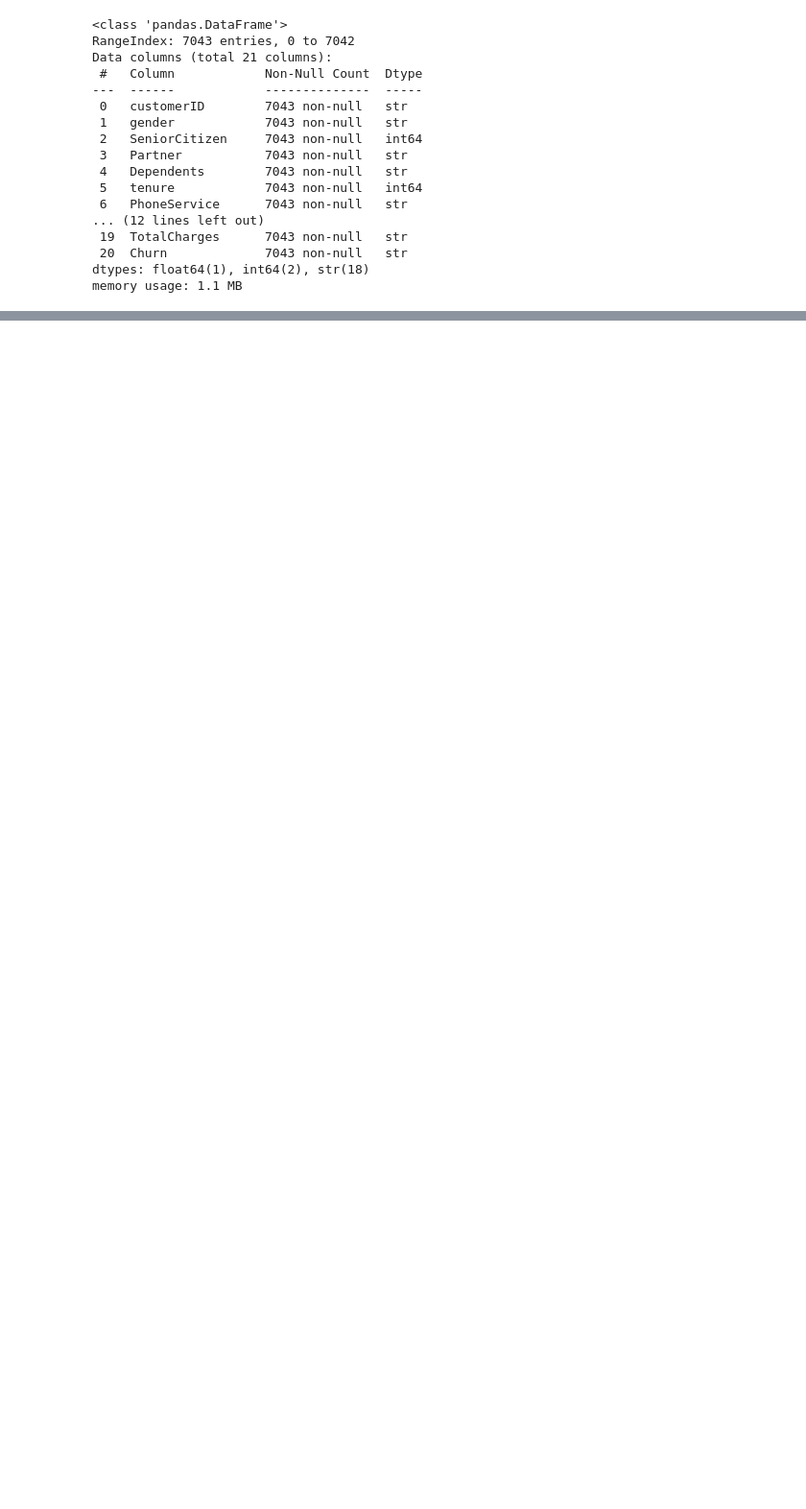
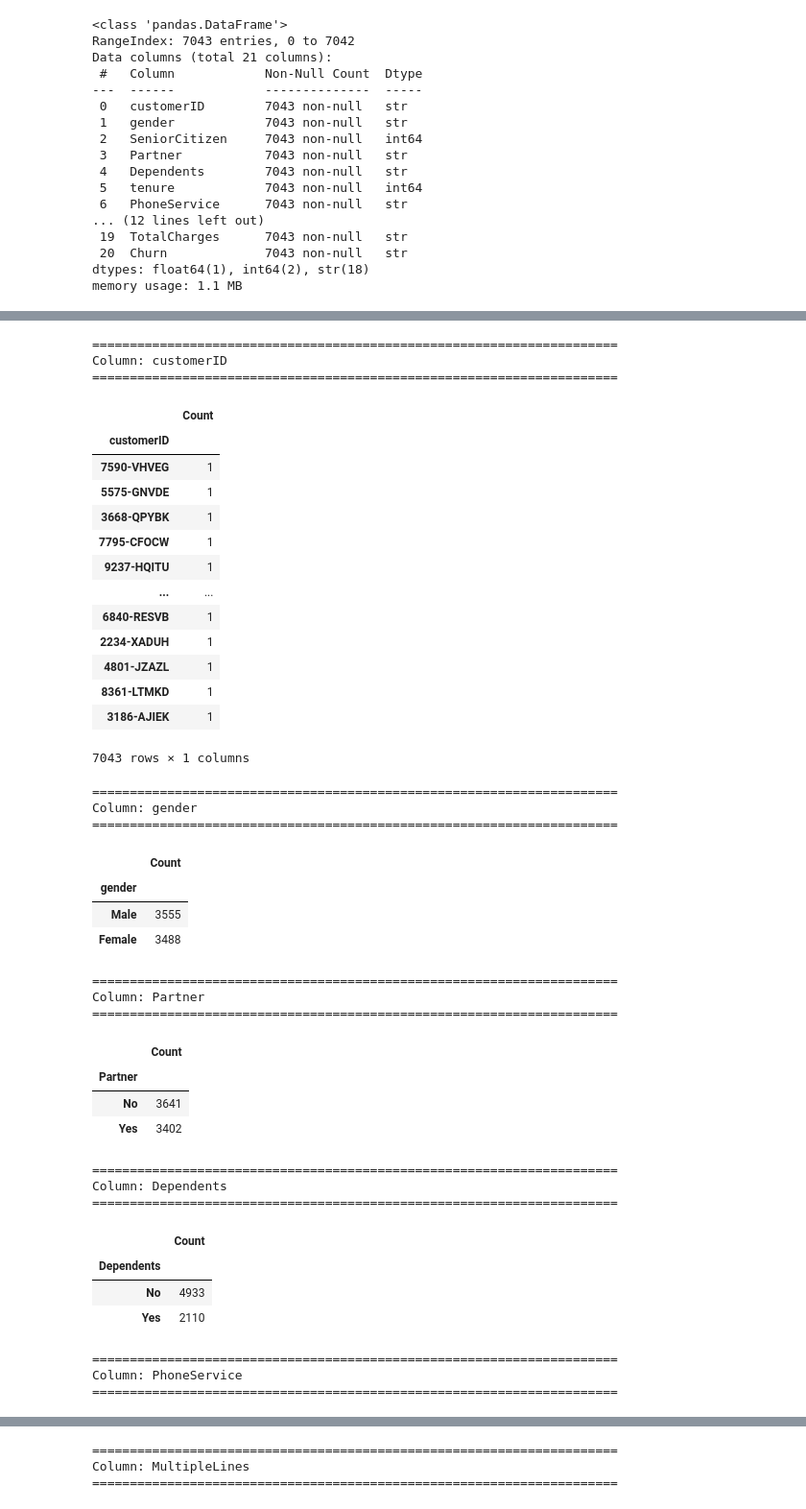
Before and after one commit to aman1165/customer-churn-segmentation, a Jupyter notebook: notebooks/01_data_validation.ipynb, the cells around one changed output, grey strips where cells are left out. Shown at 96% size. Cells and saved outputs as stored; diff of their text form; code cells hidden in the pictures; blank space fills up the shorter version.

```diff
--- a/notebooks/01_data_validation.ipynb
+++ b/notebooks/01_data_validation.ipynb
@@ -92,0 +391,10 @@ Name: count, dtype: int64
+# %%
+expected_numeric_columns = [
+    "SeniorCitizen",
+    "tenure",
+    "MonthlyCharges",
+    "TotalCharges"
+]
+
+for column in expected_numeric_columns:
+    print(f"{column:20} -> {df[column].dtype}")
@@ -92,0 +476,6 @@ Name: count, dtype: int64
+# %%
+categorical_columns = df.select_dtypes(include="object").columns
+
+print("Categorical columns:")
+for column in categorical_columns:
+    print(f"- {column}")
@@ -92,0 +510,53 @@ Name: count, dtype: int64
+# %%
+for column in categorical_columns:
+
+    print()
+    print("=" * 70)
+    print(f"Column: {column}")
+    print("=" * 70)
+
+    value_counts = df[column].value_counts(dropna=False)
+
+    display(value_counts.to_frame(name="Count"))
+# %% [output]
+======================================================================
+Column: customerID
+======================================================================
+|  | Count |
+| customerID |  |
+| 7590-VHVEG | 1 |
+| 5575-GNVDE | 1 |
+| 3668-QPYBK | 1 |
+| 7795-CFOCW | 1 |
+| 9237-HQITU | 1 |
+| ... | ... |
+| 6840-RESVB | 1 |
+| 2234-XADUH | 1 |
+| 4801-JZAZL | 1 |
+| 8361-LTMKD | 1 |
+| 3186-AJIEK | 1 |
+7043 rows × 1 columns
+======================================================================
+Column: gender
+======================================================================
+|  | Count |
+| gender |  |
+| Male | 3555 |
+| Female | 3488 |
+======================================================================
+Column: Partner
+======================================================================
+|  | Count |
+| Partner |  |
+| No | 3641 |
+| Yes | 3402 |
+======================================================================
+Column: Dependents
+======================================================================
+|  | Count |
+| Dependents |  |
+| No | 4933 |
+| Yes | 2110 |
+======================================================================
+Column: PhoneService
+======================================================================
@@ -92,0 +567,3 @@ Name: count, dtype: int64
+======================================================================
+Column: MultipleLines
+======================================================================
```
Also changed, not shown: parts of 73 cells of this notebook, 11 other files.
